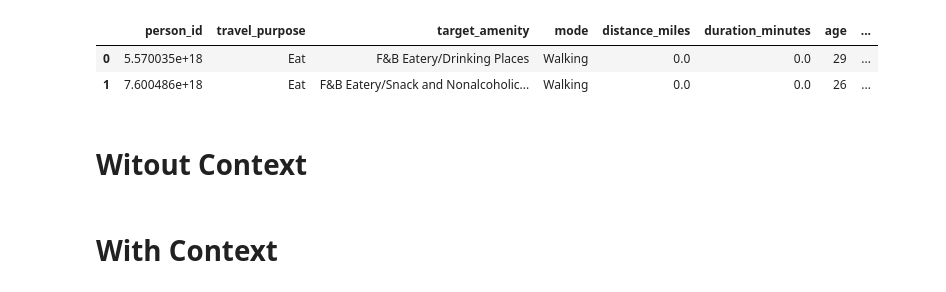
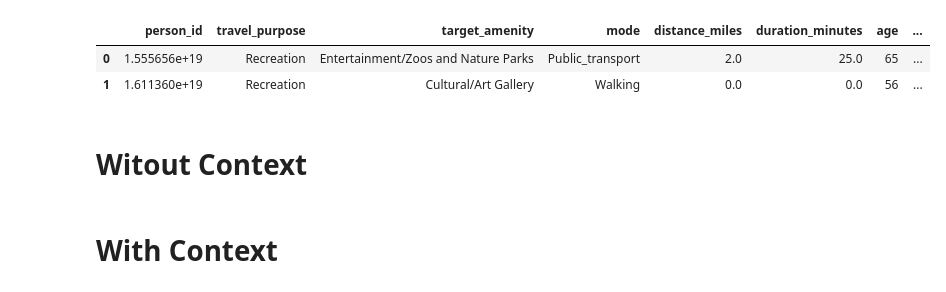
Before and after one commit to kekehurry/Human-Choice-Model, a Jupyter notebook: 01_get_llm_results.ipynb, the cells around one changed output. Drawn from its saved outputs; the diff is of its cells as text; code cells hidden in the pictures.

```diff
--- a/01_get_llm_results.ipynb
+++ b/01_get_llm_results.ipynb
@@ -1,20 +1,20 @@
 # %%
 from tqdm import tqdm
 import pandas as pd
 import numpy as np
 import random
 
 np.random.seed(42)
 random.seed(42)
 
-desire = 'Eat'
+desire = 'Recreation'
 test_data_path = f'data/test/{desire}.csv'
 test_df = pd.read_csv(test_data_path, index_col=False)
 test_df.head(2)
 # %% [output]
 |  | person_id | travel_purpose | target_amenity | mode | distance_miles | duration_minutes | age | ... |
-| 0 | 5.570035e+18 | Eat | F&B Eatery/Drinking Places | Walking | 0.0 | 0.0 | 29 | ... |
-| 1 | 7.600486e+18 | Eat | F&B Eatery/Snack and Nonalcoholic... | Walking | 0.0 | 0.0 | 26 | ... |
+| 0 | 1.555656e+19 | Recreation | Entertainment/Zoos and Nature Parks | Public_transport | 2.0 | 25.0 | 65 | ... |
+| 1 | 1.611360e+19 | Recreation | Cultural/Art Gallery | Walking | 0.0 | 0.0 | 56 | ... |
 # %% [markdown]
 # Witout Context
 # %%
```
Also changed, not shown: parts of 4 cells of this notebook, 9 other files.
